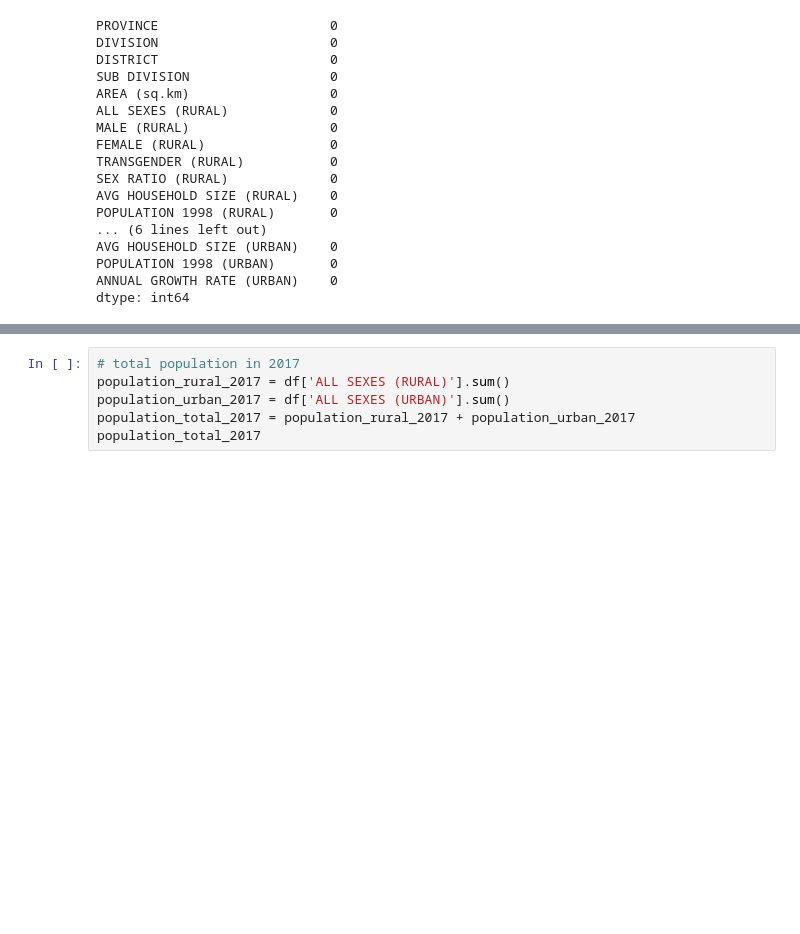
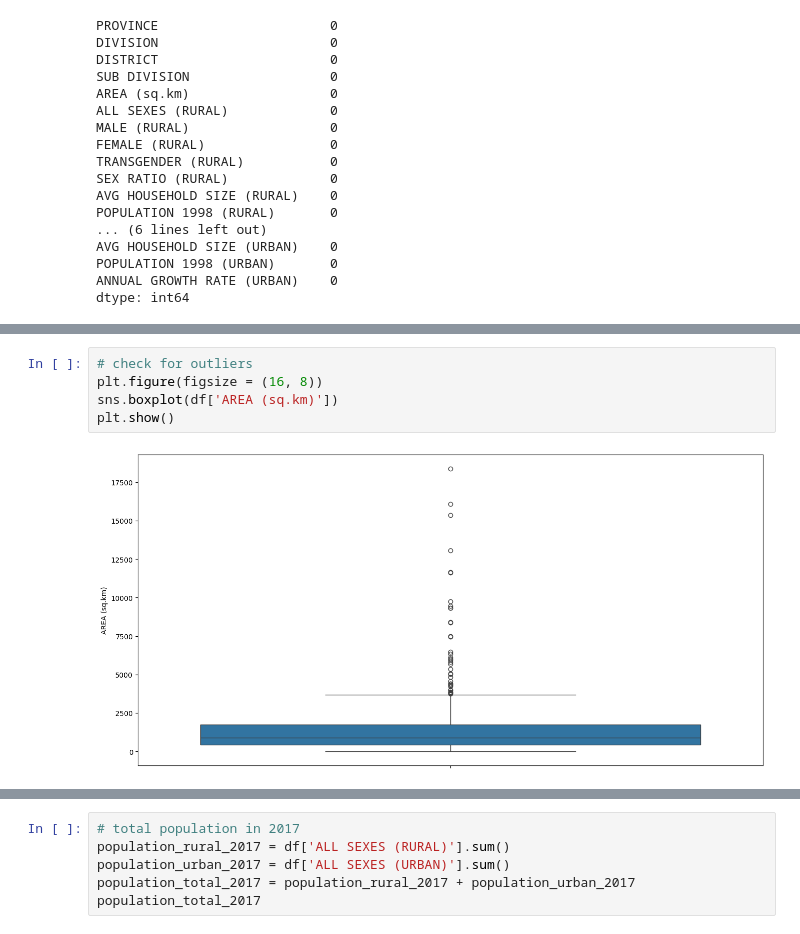
Before and after one commit to HaiderQadri/PYTHON-For-Data-Science_and_AI, a Jupyter notebook: 02_pandas/04_pandas_on_pak_population.ipynb, the cells around one changed output, grey strips where cells are left out. Saved outputs shown, nothing was run; the diff lists cells and outputs as text; blank space fills up the shorter version.

```diff
--- a/02_pandas/04_pandas_on_pak_population.ipynb
+++ b/02_pandas/04_pandas_on_pak_population.ipynb
@@ -225,0 +224,7 @@ df.head()
+# %%
+# check for outliers
+plt.figure(figsize = (16, 8))
+sns.boxplot(df['AREA (sq.km)'])
+plt.show()
+# %% [output]
+[figure, added]
```
Also changed, not shown: parts of 49 cells of this notebook, 50 other files.
